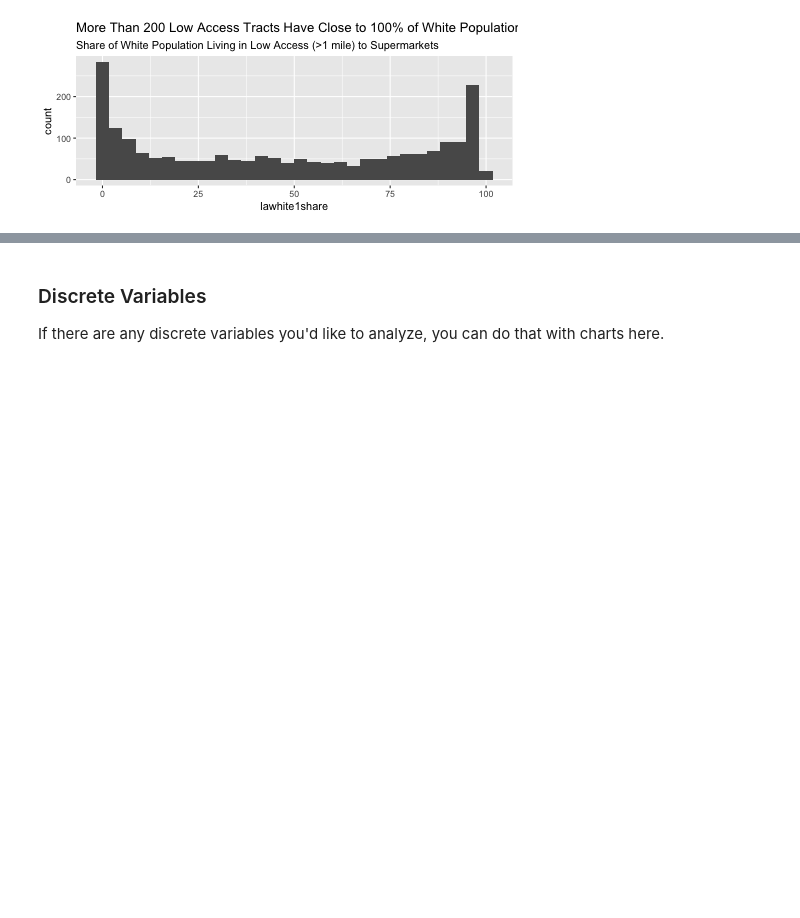
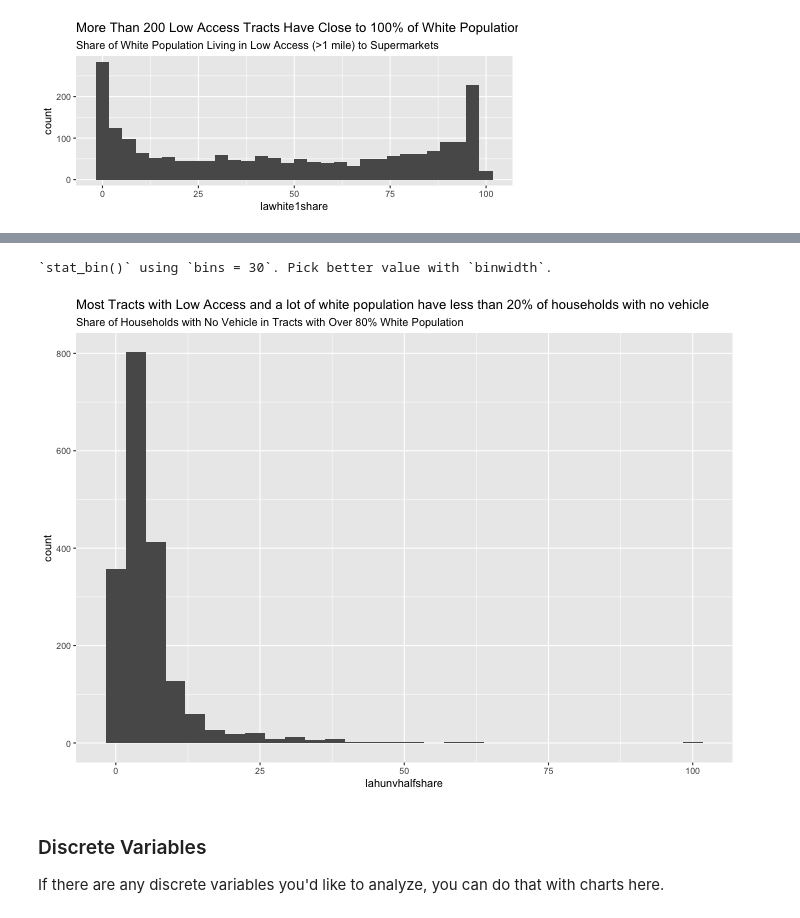
Before and after one commit to charlenelin0824/connect-to-census, a Jupyter notebook: distributions.ipynb, the cells around one changed output, grey strips where cells are left out. Saved outputs shown, nothing was run; the diff lists cells and outputs as text; code cells hidden in the pictures; blank space fills up the shorter version.

```diff
--- a/distributions.ipynb
+++ b/distributions.ipynb
@@ -191,3 +223,17 @@ R[write to console]: Removed 2769 rows containing non-finite values (`stat_bin()
+# %%
+%%R -w 700 -h 500
+# find the tracts with "lawhite1share" > 0.8 and return their tract numbers and their "lahunvhalfshare"
+df %>%
+    filter(lawhite1share > 0.8) %>%
+    # plot the "lahunvhalfshare" for these tracts
+    ggplot() +
+    aes(x = `lahunvhalfshare`) +
+    geom_histogram() +
+    labs(title = "Most Tracts with Low Access and a lot of white population have less than 20% of households with no vehicle",
+    subtitle = "Share of Households with No Vehicle in Tracts with Over 80% White Population")
+# %% [output]
+`stat_bin()` using `bins = 30`. Pick better value with `binwidth`.
+[figure, added]
 # %% [markdown]
 ### Discrete Variables
 
```
Also changed, not shown: parts of 8 cells of this notebook, 3 other files.
